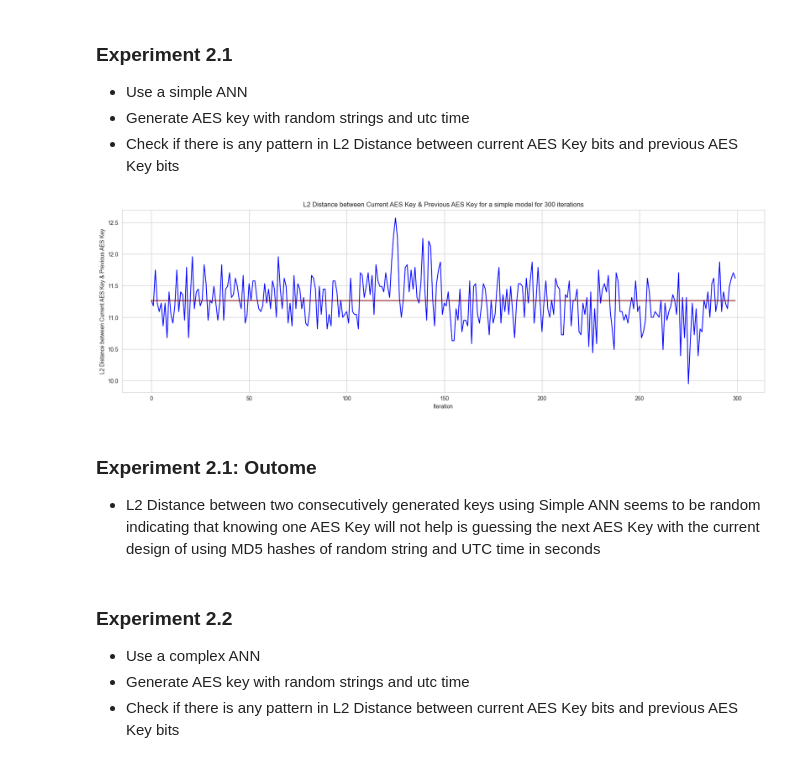
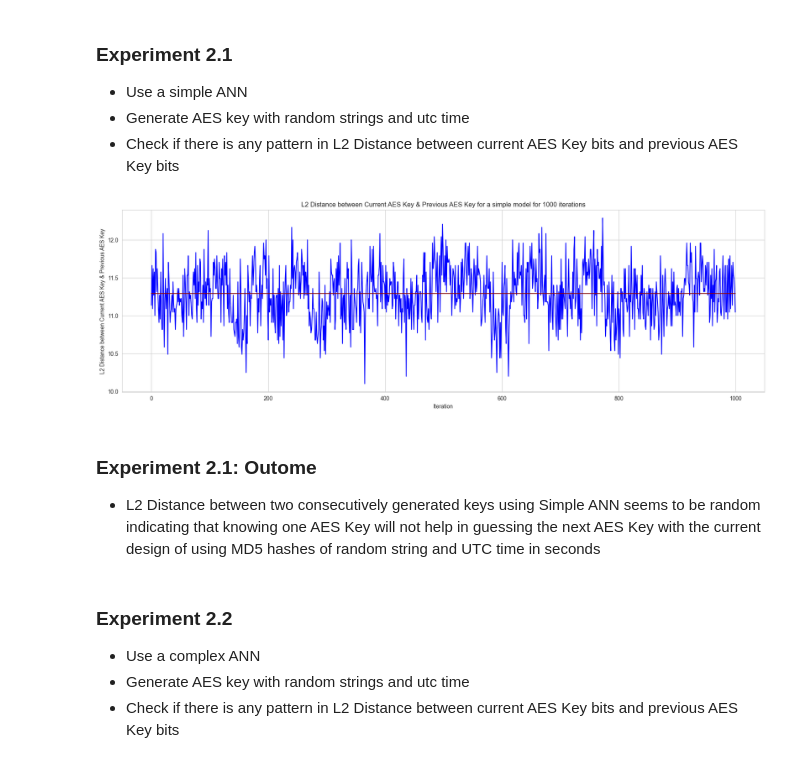
Before and after one commit to JSMitra/ForYourKeysOnly, a Jupyter notebook: FYKO_JupyterNotebook/FYKO.ipynb, the cells around one changed output. Saved outputs shown, nothing was run; the diff lists cells and outputs as text; code cells hidden in the pictures.

```diff
--- a/FYKO_JupyterNotebook/FYKO.ipynb
+++ b/FYKO_JupyterNotebook/FYKO.ipynb
@@ -560,6 +624,6 @@ Same aes keys when two simple ANNs fed with same input in 10000 iterations: []
 - Check for common keys
 - Check if same aes key was produced by both ANNs when fed with same inputs
 # %%
-iterations = 10000
+iterations = 100000
 test_two_anns_for_aes_key_conflict(use_complex_model=True, iterations=iterations)
 # %% [output]
@@ -605,12 +669,12 @@ def test_next_aes_key_l2dist_with_previous_aes_key(use_complex_model=False, iter
 - Generate AES key with random strings and utc time
 - Check if there is any pattern in L2 Distance between current AES Key bits and previous AES Key bits
 # %%
-test_next_aes_key_l2dist_with_previous_aes_key(use_complex_model=False, iterations=300)
+test_next_aes_key_l2dist_with_previous_aes_key(use_complex_model=False, iterations=1000)
 # %% [output]
-[figure, old version]
+[figure, new version]
 # %% [markdown]
 ### Experiment 2.1: Outome
-- L2 Distance between two consecutively generated keys using Simple ANN seems to be random indicating that knowing one AES Key will not help is guessing the next AES Key with the current design of using MD5 hashes of random string and UTC time in seconds
+- L2 Distance between two consecutively generated keys using Simple ANN seems to be random indicating that knowing one AES Key will not help in guessing the next AES Key with the current design of using MD5 hashes of random string and UTC time in seconds
 # %% [markdown]
 ### Experiment 2.2
 - Use a complex ANN
```
Also changed, not shown: parts of 69 cells of this notebook.
